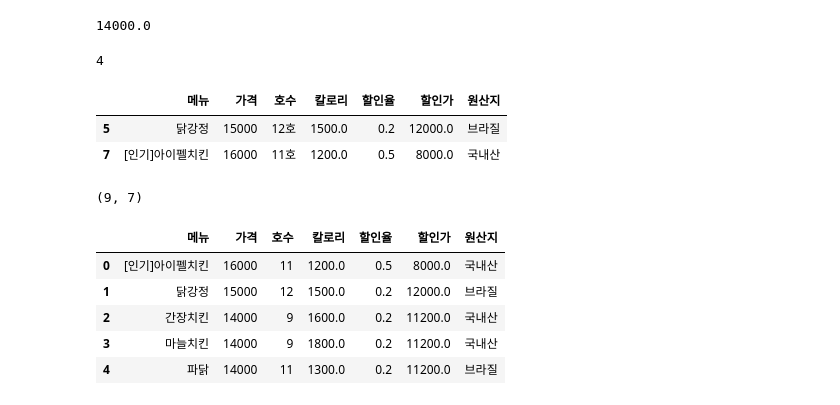
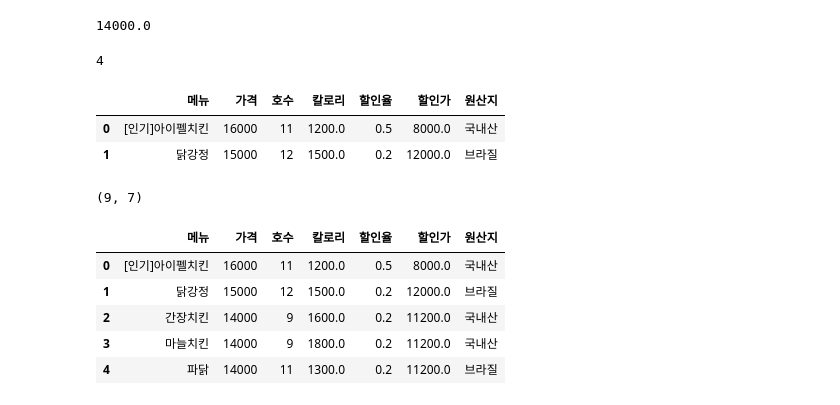
Before and after one commit to lys678/AIFFEL_Online_Quest, a Jupyter notebook: ML_With_Python/머신러닝_기초_노드3_판다스.ipynb, the cells around one changed output. Drawn from its saved outputs; the diff is of its cells as text; code cells hidden in the pictures.

```diff
--- a/ML_With_Python/머신러닝_기초_노드3_판다스.ipynb
+++ b/ML_With_Python/머신러닝_기초_노드3_판다스.ipynb
@@ -210,8 +210,8 @@ df
 
 # Q. 다음 df 변수의 데이터에서 결측치가 칼럼별로 몇 개가 있는지 확인하고,
 # 결측치를 '빵꾸'로 채워주세요.
-df = pd.read_csv('new_modudak.csv')
+#df = pd.read_csv('new_modudak.csv')
 #df.drop('Unnamed: 0', axis=1, inplace=True)
-df.isnull().sum()
-df = df.fillna('빵구')
-df
+#df.isnull().sum()
+#df = df.fillna('빵구')
+#df
@@ -276,9 +265,9 @@ df
 | 8 | [베스트]풀잎치킨 | 9900 | 10호 | 1000.0 | NaN | NaN | 국내산 |
 # %%
 # Q. 다음 df 변수의 데이터를 높은 칼로리 순으로 정렬해주세요.
-df = pd.read_csv('new_modudak.csv')
+#df = pd.read_csv('new_modudak.csv')
 display(df)
-df.sort_values(by='칼로리', ascending=True)
+df.sort_values('가격', ascending=True)
 display(df)
 #df.sort_values('칼로리', ascending=True)
 #df
@@ -344,8 +349,8 @@ df['호수'].std()
 # Q. 다음 df 변수의 데이터에서 '가격'의 3분위 수(75%)를 구하고,
 # '호수'의 종류 수를 구하세요.
 # 힌트 : describe(), nunique()를 사용해보세요.
-df = pd.read_csv('new_modudak.csv')
-df.drop('Unnamed: 0', axis=1, inplace=True)
+#df = pd.read_csv('new_modudak.csv')
+#df.drop('Unnamed: 0', axis=1, inplace=True)
 df
 df.nunique()
 df['호수'].unique()
@@ -354,26 +359,26 @@ df['호수'].value_counts()
 df.shape
 df.iloc[6, 0]
 third_quantile = df['가격'].describe()['75%']
-display(third_quartile)
+display(third_quantile)
 df['호수'].nunique()
 # %% [output]
 14000.0
 4
 # %%
 # Q. 다음 df 변수의 데이터에서 '가격' 칼럼의 상위 50% 값들만 뽑아서 df를 만들어주세요.
-df = pd.read_csv('new_modudak.csv')
-df.drop('Unnamed: 0', axis=1, inplace=True)
+#df = pd.read_csv('new_modudak.csv')
+#df.drop('Unnamed: 0', axis=1, inplace=True)
 #df['원산지'] = df['원산지'].fillna('국내산')
 #df.loc[8, '칼로리'] = 1000
 #df
 #df.sort_values(by='가격', ascending=False)
 df['가격'].quantile(.5) #14000.0
 cond = df['가격'].quantile(.5) < df['가격']
 df[cond]
 # %% [output]
 |  | 메뉴 | 가격 | 호수 | 칼로리 | 할인율 | 할인가 | 원산지 |
-| 5 | 닭강정 | 15000 | 12호 | 1500.0 | 0.2 | 12000.0 | 브라질 |
-| 7 | [인기]아이펠치킨 | 16000 | 11호 | 1200.0 | 0.5 | 8000.0 | 국내산 |
+| 0 | [인기]아이펠치킨 | 16000 | 11 | 1200.0 | 0.5 | 8000.0 | 국내산 |
+| 1 | 닭강정 | 15000 | 12 | 1500.0 | 0.2 | 12000.0 | 브라질 |
 # %%
 # 데이터 프레임의 크기 (행, 컬럼)
 df.shape
```
Also changed, not shown: parts of 38 cells of this notebook.
